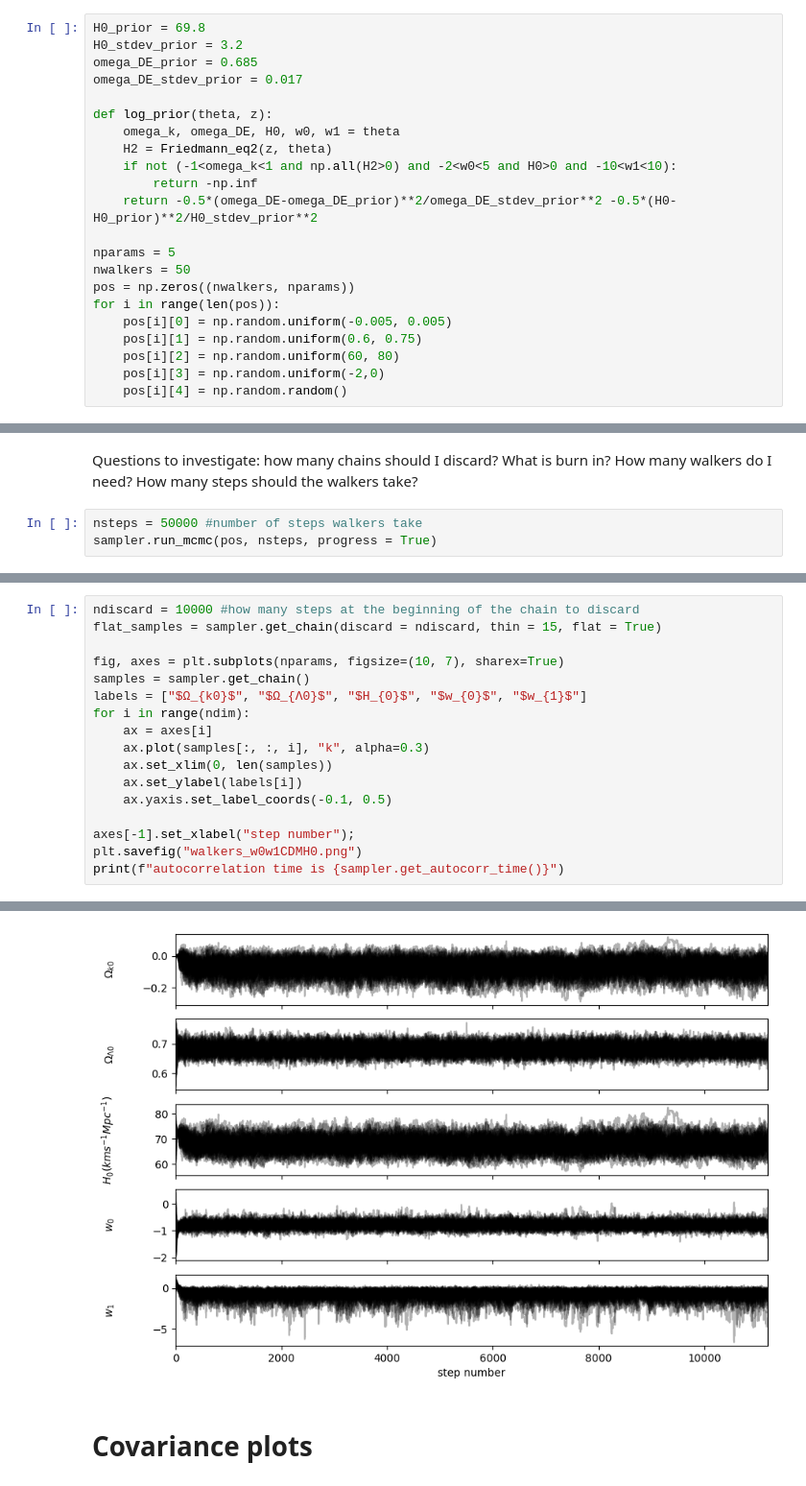
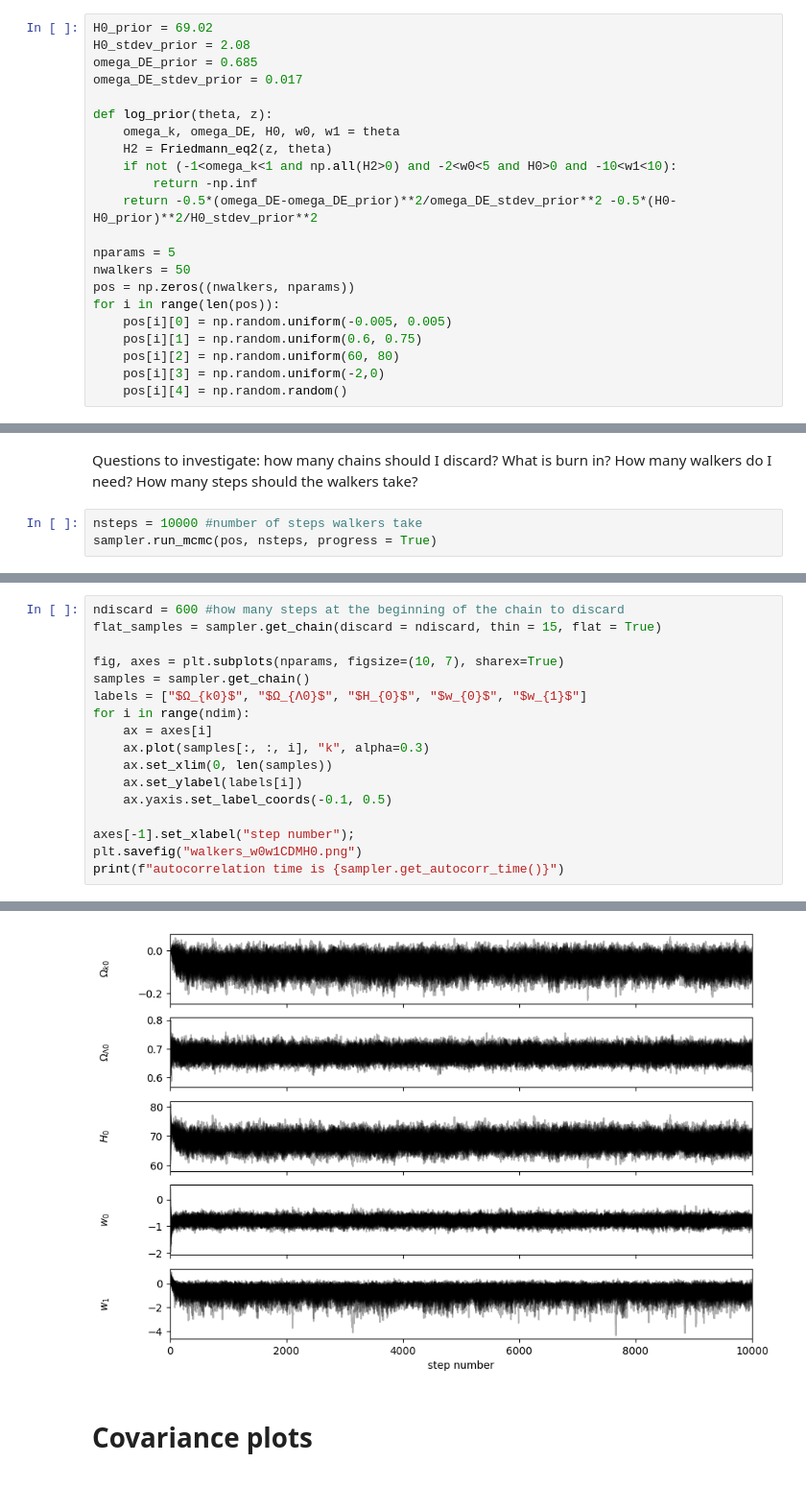
Before and after one commit to LightningMinion/Supernova-Cosmology, a Jupyter notebook: w0w1CDM MCMC + H0.ipynb, the cells around one changed output, grey strips where cells are left out. Shown: that part at 96% size. Saved outputs shown, nothing was run; the diff lists cells and outputs as text.

```diff
--- a/w0w1CDM MCMC + H0.ipynb
+++ b/w0w1CDM MCMC + H0.ipynb
@@ -78,8 +78,8 @@ Priors are: {k=0, H0~70, etc}
 
 Should priors be uniform or Gaussian over the range? - use uniform unless I have good reasons to use a Gaussian (eg if I use the Planck result as a prior, the prior could be a Gaussian with st dev being the error given by Planck)
 # %%
-H0_prior = 69.8
-H0_stdev_prior = 3.2
+H0_prior = 69.02
+H0_stdev_prior = 2.08
 omega_DE_prior = 0.685
 omega_DE_stdev_prior = 0.017
 
@@ -125,6 +125,6 @@ sampler = emcee.EnsembleSampler(
 # %% [markdown]
 Questions to investigate: how many chains should I discard? What is burn in? How many walkers do I need? How many steps should the walkers take?
 # %%
-nsteps = 50000 #number of steps walkers take
+nsteps = 10000 #number of steps walkers take
 sampler.run_mcmc(pos, nsteps, progress = True)
 # %% [output]
@@ -163,5 +148,5 @@ KeyboardInterrupt:
 # %%
-ndiscard = 10000 #how many steps at the beginning of the chain to discard
+ndiscard = 600 #how many steps at the beginning of the chain to discard
 flat_samples = sampler.get_chain(discard = ndiscard, thin = 15, flat = True)
 
 fig, axes = plt.subplots(nparams, figsize=(10, 7), sharex=True)
@@ -182,4 +167,4 @@ autocorrelation time is [173.13279184  69.23771895 176.00330423  76.66962817 131
-[figure, old version]
+[figure, new version]
 # %% [markdown]
 # Covariance plots
 # %%
```
Also changed, not shown: parts of 6 cells of this notebook, 41 other files.
